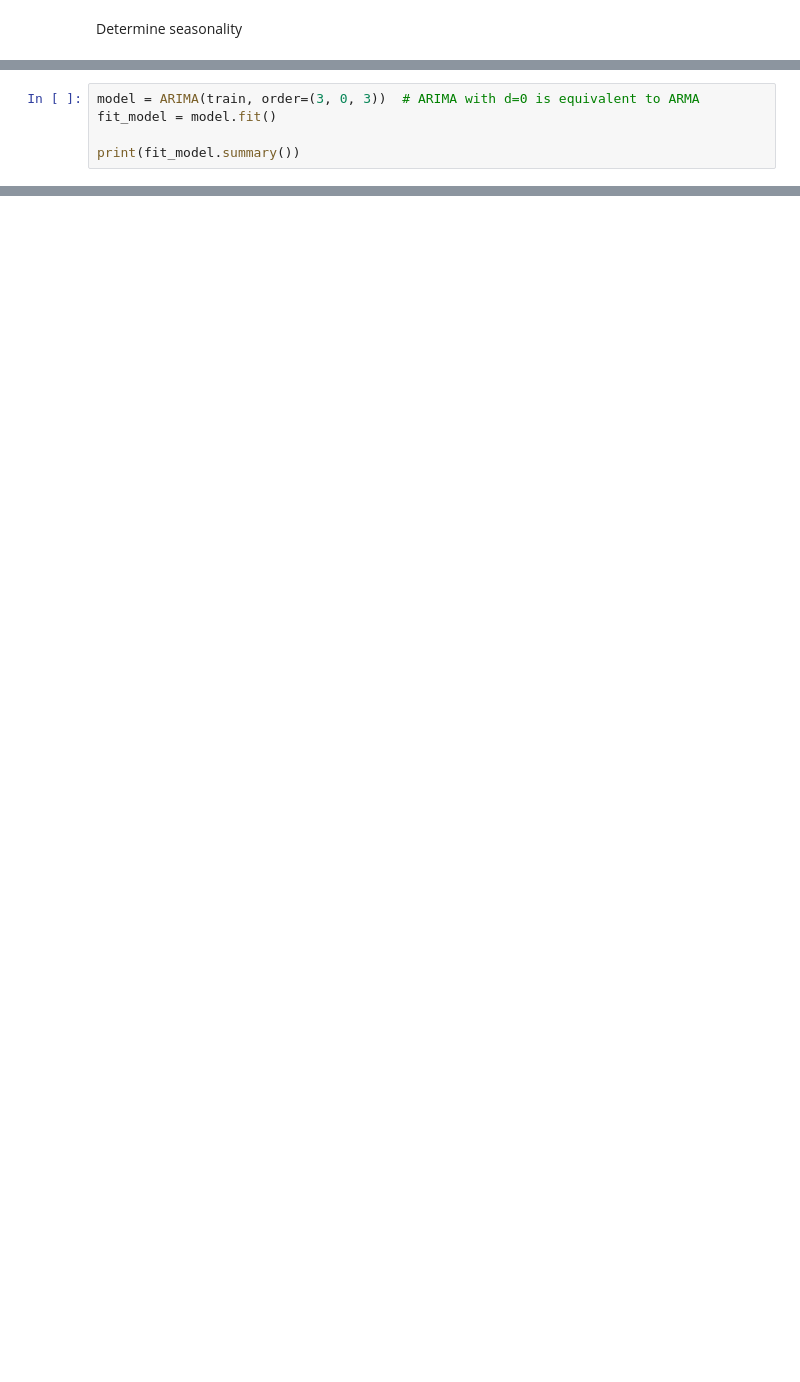
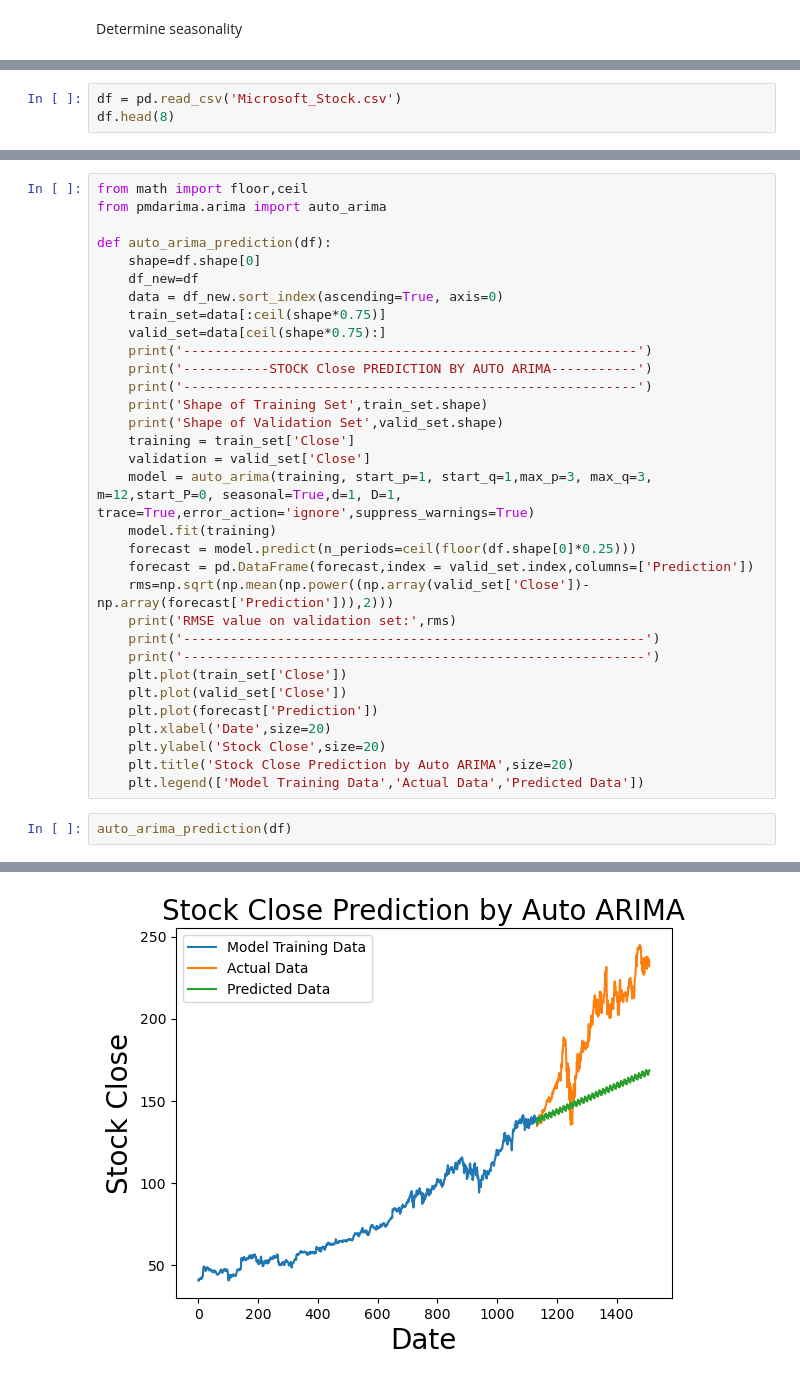
Before and after one commit to HTNam1710/DataViz_Lab02, a Jupyter notebook: stationarity.ipynb, the cells around one changed output, grey strips where cells are left out. Drawn from its saved outputs; the diff is of its cells as text; blank space fills up the shorter version.

Commit message:
LSTM done + ARIMA works weird

```diff
--- a/stationarity.ipynb
+++ b/stationarity.ipynb
@@ -659,5 +592,0 @@ Dominant Period: 1490.0 days
-# %%
-model = ARIMA(train, order=(3, 0, 3))  # ARIMA with d=0 is equivalent to ARMA
-fit_model = model.fit()
-
-print(fit_model.summary())
@@ -1290,0 +625,3 @@ test
+# %%
+df = pd.read_csv('Microsoft_Stock.csv')
+df.head(8)
@@ -1290,0 +640,35 @@ test
+# %%
+from math import floor,ceil
+from pmdarima.arima import auto_arima
+
+def auto_arima_prediction(df):
+    shape=df.shape[0]
+    df_new=df
+    data = df_new.sort_index(ascending=True, axis=0)
+    train_set=data[:ceil(shape*0.75)]
+    valid_set=data[ceil(shape*0.75):]
+    print('----------------------------------------------------------')
+    print('-----------STOCK Close PREDICTION BY AUTO ARIMA-----------')
+    print('----------------------------------------------------------')
+    print('Shape of Training Set',train_set.shape)
+    print('Shape of Validation Set',valid_set.shape)
+    training = train_set['Close']
+    validation = valid_set['Close']
+    model = auto_arima(training, start_p=1, start_q=1,max_p=3, max_q=3, m=12,start_P=0, seasonal=True,d=1, D=1, trace=True,error_action='ignore',suppress_warnings=True)
+    model.fit(training)
+    forecast = model.predict(n_periods=ceil(floor(df.shape[0]*0.25)))
+    forecast = pd.DataFrame(forecast,index = valid_set.index,columns=['Prediction'])
+    rms=np.sqrt(np.mean(np.power((np.array(valid_set['Close'])-np.array(forecast['Prediction'])),2)))
+    print('RMSE value on validation set:',rms)
+    print('-----------------------------------------------------------')
+    print('-----------------------------------------------------------')
+    plt.plot(train_set['Close'])
+    plt.plot(valid_set['Close'])
+    plt.plot(forecast['Prediction'])
+    plt.xlabel('Date',size=20)
+    plt.ylabel('Stock Close',size=20)
+    plt.title('Stock Close Prediction by Auto ARIMA',size=20)
+    plt.legend(['Model Training Data','Actual Data','Predicted Data'])
+# %%
+auto_arima_prediction(df)
+# %% [output]
@@ -1290,0 +692 @@ test
+[figure, added]
```
Also changed, not shown: parts of 69 cells of this notebook, 1 other file.
